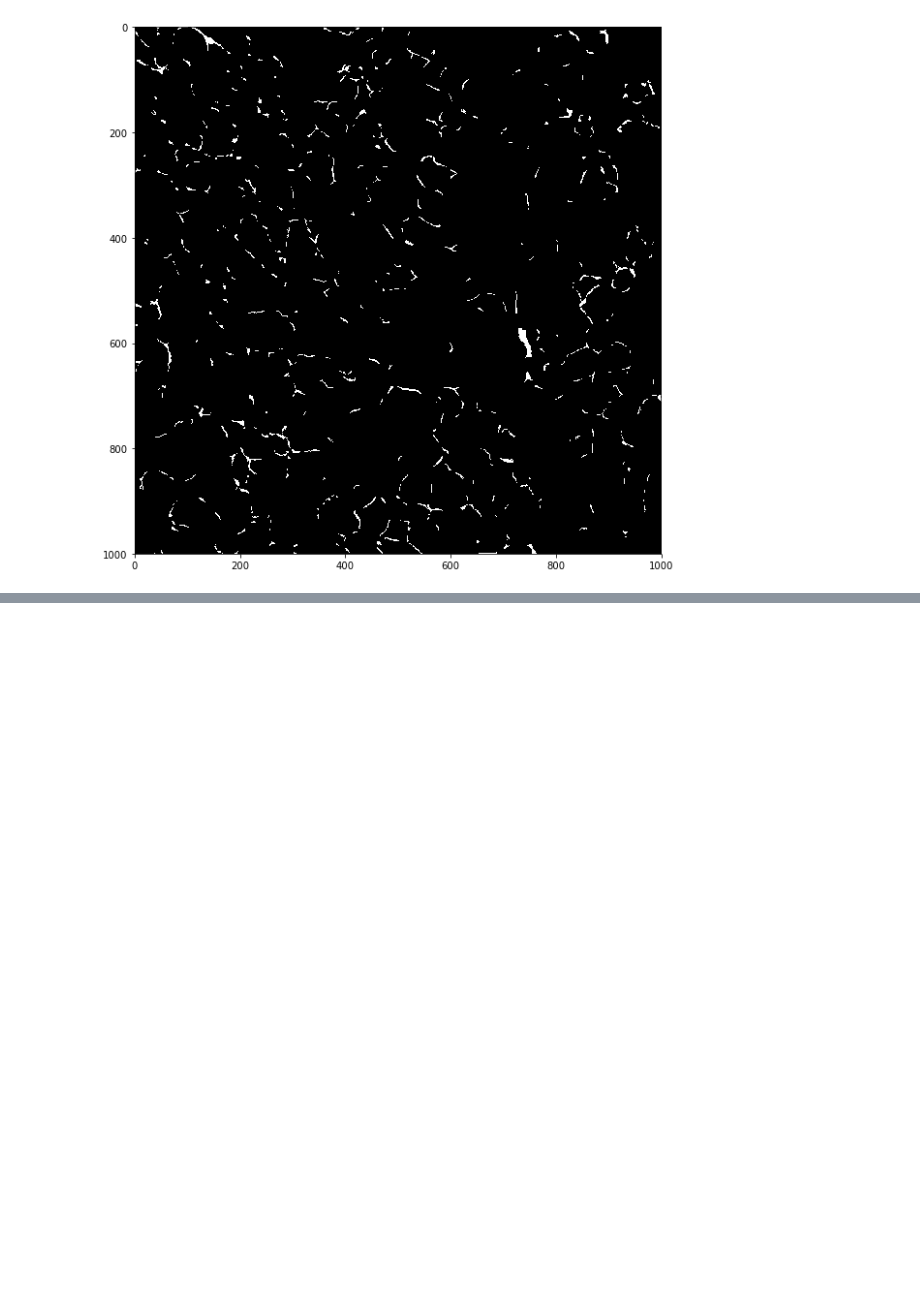
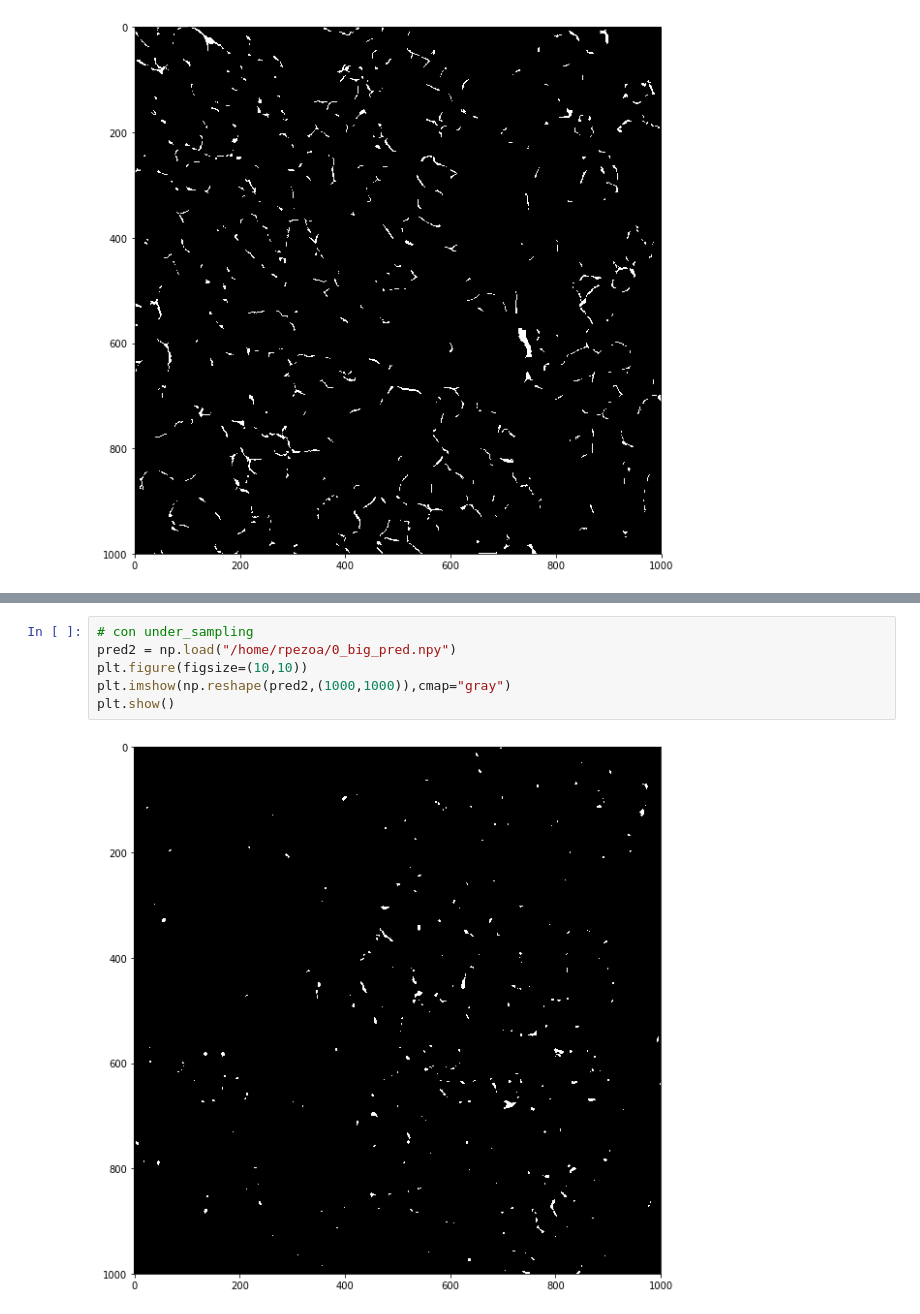
Before and after one commit to rpezoa/her2Segmentation, a Jupyter notebook: notebooks/misc.ipynb, the cells around one changed output, grey strips where cells are left out. Saved outputs shown, nothing was run; the diff lists cells and outputs as text; blank space fills up the shorter version.

```diff
--- a/notebooks/misc.ipynb
+++ b/notebooks/misc.ipynb
@@ -59,0 +68,8 @@ plt.show()
+# %%
+# con under_sampling
+pred2 = np.load("/home/rpezoa/0_big_pred.npy")
+plt.figure(figsize=(10,10))
+plt.imshow(np.reshape(pred2,(1000,1000)),cmap="gray")
+plt.show()
+# %% [output]
+[figure, added]
```
Also changed, not shown: parts of 6 cells of this notebook, 2 other files.
